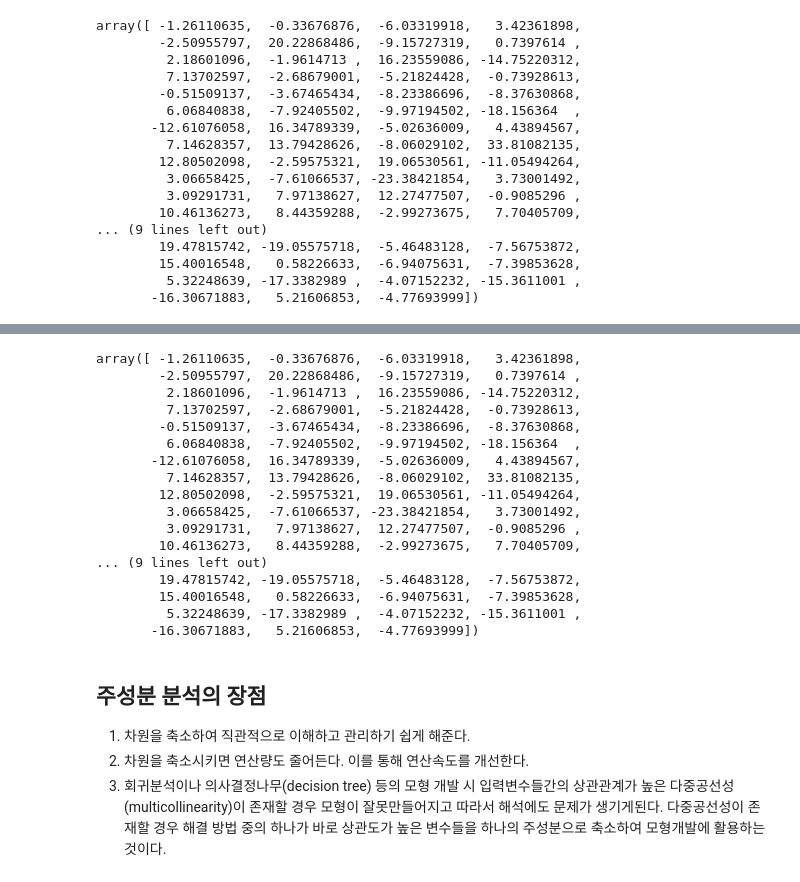
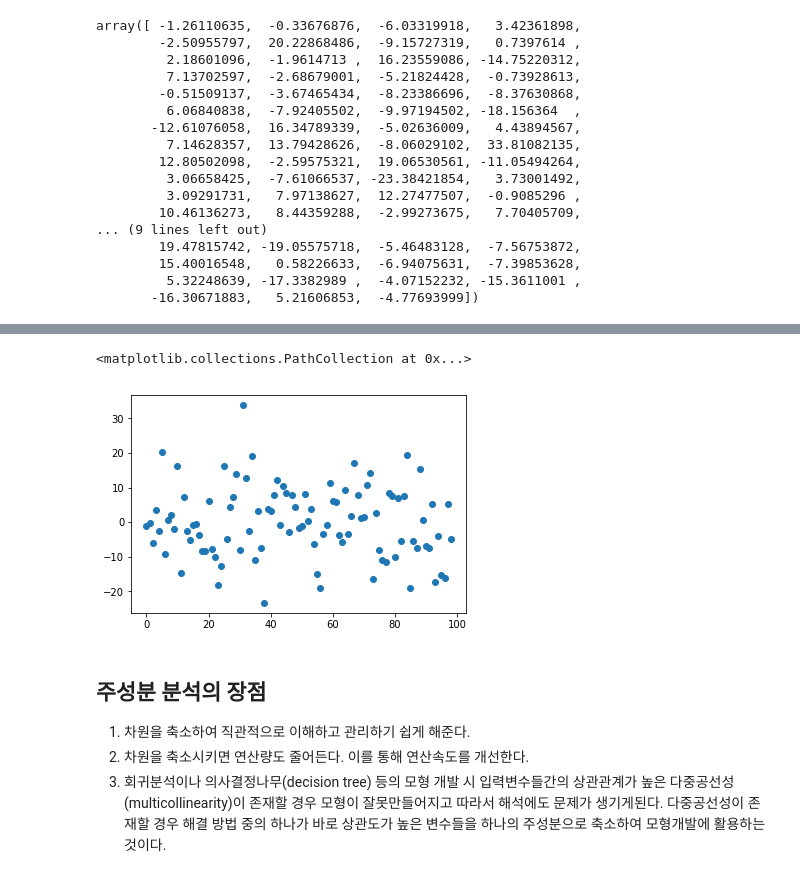
Before and after one commit to samkugji/datascience_scratch_1, a Jupyter notebook: Week3/notebook/09.차원축소.ipynb, the cells around one changed output, grey strips where cells are left out. Cells and saved outputs as stored; diff of their text form; code cells hidden in the pictures.

```diff
--- a/Week3/notebook/09.차원축소.ipynb
+++ b/Week3/notebook/09.차원축소.ipynb
@@ -161,25 +174,10 @@ array([ -1.26110635,  -0.33676876,  -6.03319918,   3.42361898,
 # %%
 ## 주성분 분석 결과를 볼 수 있는 메소드
 
-pca.transform(x_arr)[:, 0]
+plt.scatter(np.arange(len(pca.transform(x_arr)[:, 0])), pca.transform(x_arr)[:, 0])
 # %% [output]
-array([ -1.26110635,  -0.33676876,  -6.03319918,   3.42361898,
-        -2.50955797,  20.22868486,  -9.15727319,   0.7397614 ,
-         2.18601096,  -1.9614713 ,  16.23559086, -14.75220312,
-         7.13702597,  -2.68679001,  -5.21824428,  -0.73928613,
-        -0.51509137,  -3.67465434,  -8.23386696,  -8.37630868,
-         6.06840838,  -7.92405502,  -9.97194502, -18.156364  ,
-       -12.61076058,  16.34789339,  -5.02636009,   4.43894567,
-         7.14628357,  13.79428626,  -8.06029102,  33.81082135,
-        12.80502098,  -2.59575321,  19.06530561, -11.05494264,
-         3.06658425,  -7.61066537, -23.38421854,   3.73001492,
-         3.09291731,   7.97138627,  12.27477507,  -0.9085296 ,
-        10.46136273,   8.44359288,  -2.99273675,   7.70405709,
-... (9 lines left out)
-        19.47815742, -19.05575718,  -5.46483128,  -7.56753872,
-        15.40016548,   0.58226633,  -6.94075631,  -7.39853628,
-         5.32248639, -17.3382989 ,  -4.07152232, -15.3611001 ,
-       -16.30671883,   5.21606853,  -4.77693999])
+<matplotlib.collections.PathCollection at 0x...>
+[figure, added]
 # %% [markdown]
 ## 주성분 분석의 장점
 
```
Also changed, not shown: parts of 1 cell of this notebook, 16 other files.
